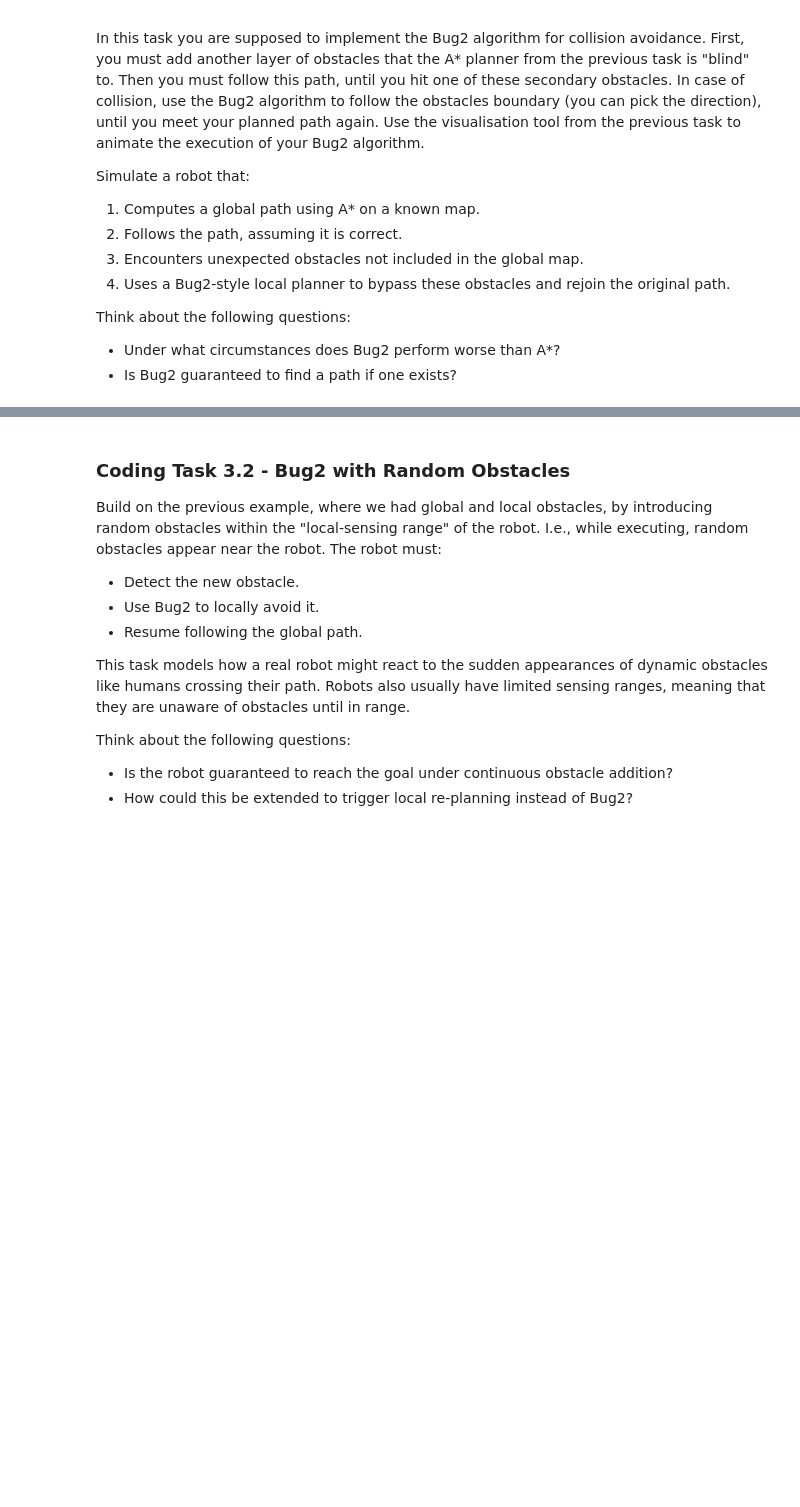
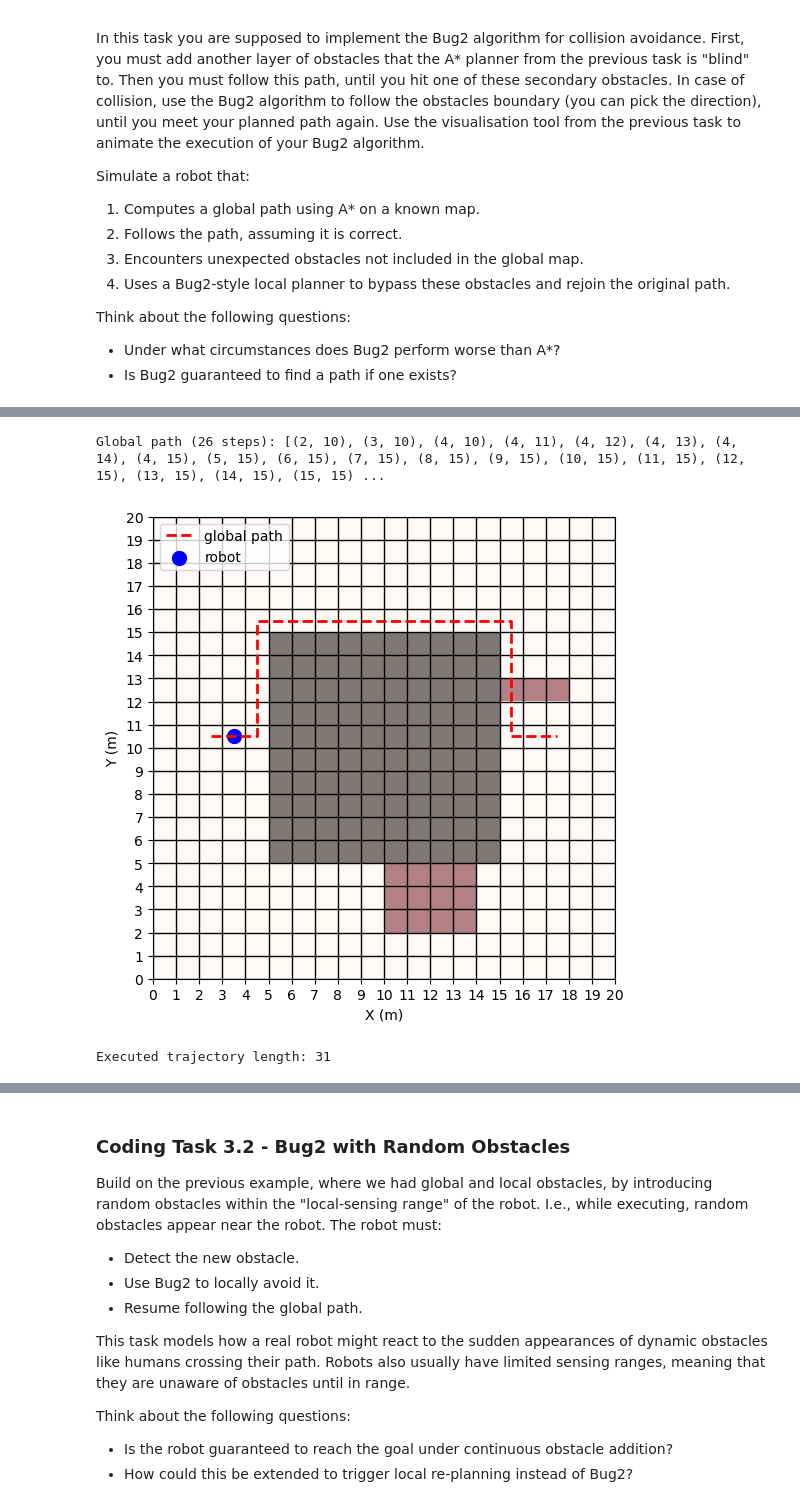
Before and after one commit to Kyotun/Robotics, a Jupyter notebook: robotics-exercise3/exercise_3.ipynb, the cells around one changed output, grey strips where cells are left out. Saved outputs shown, nothing was run; the diff lists cells and outputs as text; code cells hidden in the pictures; blank space fills up the shorter version.

```diff
--- a/robotics-exercise3/exercise_3.ipynb
+++ b/robotics-exercise3/exercise_3.ipynb
@@ -344,7 +343,7 @@ def astar(grid, start, goal, diag=True):
     # no path found
     return []
 # %%
-def simulate_path_following(gridmap, path, delay=0.2):
+def simulate_path_following(gridmap, path, delay=0.05):
     """
     Step-by-step simulation of a robot following a path on a grid map.
     :param gridmap: GridMap instance.
@@ -412,7 +411,7 @@ grid.visualize(path=path, start=start_cell, goal=goal_cell)
 # %% [output]
 [figure]
 # %%
-simulate_path_following(grid, path, delay=0.2)
+simulate_path_following(grid, path, delay=0.01)
 # %% [output]
 [figure]
 ✅ ok
@@ -606,4 +606,7 @@ Simulate a robot that:
 Think about the following questions:
 - Under what circumstances does Bug2 perform worse than A*?
 - Is Bug2 guaranteed to find a path if one exists?
+# %%
+# 8-connected neighbor offsets
+NEIGHBORS8 = [(-1,0),(1,0),(0,-1),(0,1),(-1,-1),(-1,1),(1,-1),(1,1)]
 # %%
@@ -655,15 +741,42 @@ SyntaxError: incomplete input (1879523407.py, line 41)
 # %%
-# Create known map 20x20(used for A*) and add an obstacle at the center
-#Add your code here
+# 1) Create known map 20×20 (used for A*) and add an obstacle at the center
+grid = GridMap(width=20, height=20, resolution=1.0, origin=(0,0))
+# add a 10×10 square obstacle in the middle
+for x in range(5, 15):
+    for y in range(5, 15):
+        grid.set_obstacle(x, y)
 
-# Plan a path using A*
+# 2) Plan a path using A*
 start = (2, 10)
-goal = (17, 10)
-#plan your path
-#Add your code here
+goal  = (17, 10)
+path  = astar(grid, start, goal)
+print(f"Global path ({len(path)} steps): {path}")
 
-# Create true map with extra unknown obstacles and unexpected obstacles
-#Add your code here
+# 3) Create true map with extra unknown obstacles
+true_map = GridMap(width=20, height=20, resolution=1.0, origin=(0,0))
+# copy over the original obstacle
+for x in range(5, 15):
+    for y in range(5, 15):
+        true_map.set_obstacle(x, y)
+# now add some “unexpected” blocks and walls
+# a little block
+for x in range(10, 14):
+    for y in range(2, 5):
+        true_map.set_obstacle(x, y)
+# a small wall
+for x in range(15, 18):
+    true_map.set_obstacle(x, 12)
 
-# Execute reactive path following
-#Add your code here
+# 4) Execute reactive Bug2 follower and animate
+executed_trajectory = reactive_path_following(
+    gridmap=grid,
+    true_map=true_map,
+    path=path,
+    delay=0.1
+)
+
+print("Executed trajectory length:", len(executed_trajectory))
+# %% [output]
+Global path (26 steps): [(2, 10), (3, 10), (4, 10), (4, 11), (4, 12), (4, 13), (4, 14), (4, 15), (5, 15), (6, 15), (7, 15), (8, 15), (9, 15), (10, 15), (11, 15), (12, 15), (13, 15), (14, 15), (15, 15) ...
+[figure, added]
+Executed trajectory length: 31
```
Also changed, not shown: parts of 5 cells of this notebook.
